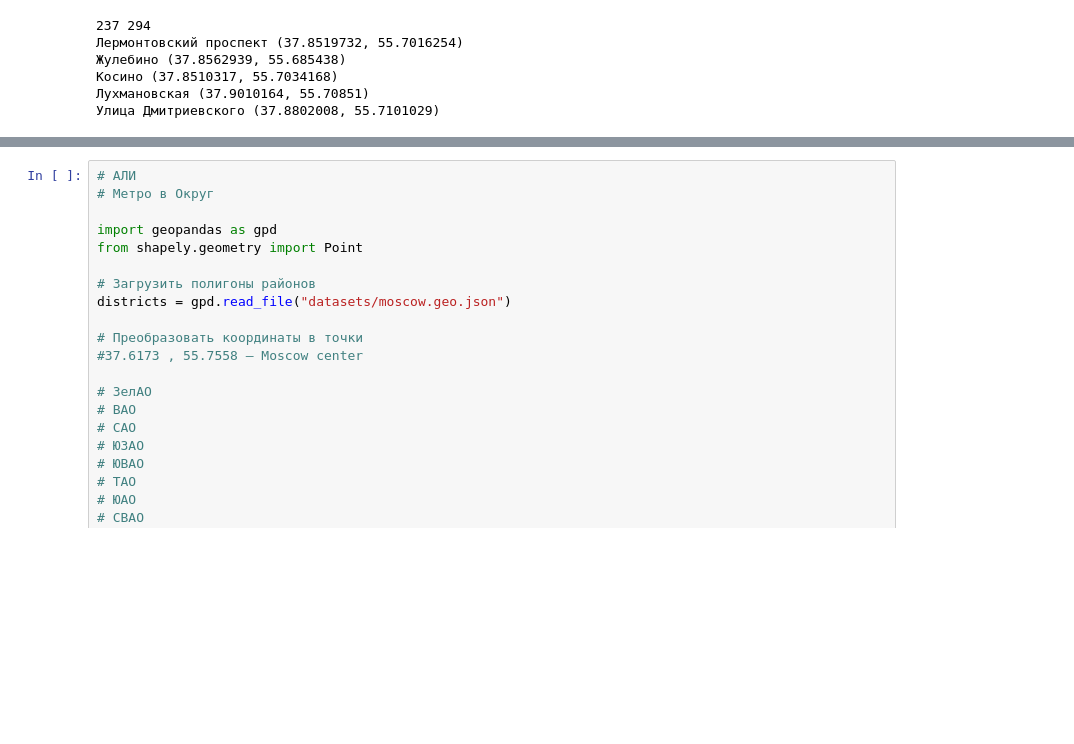
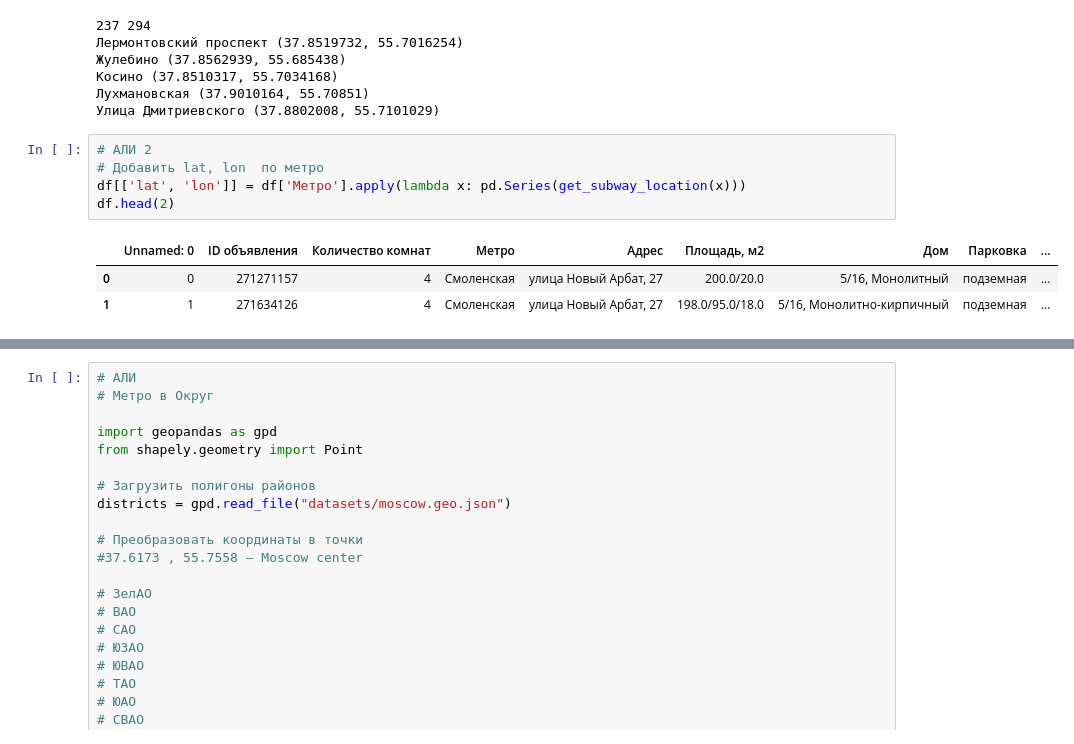
Before and after one commit to Ali-B-Indahouse/How-Much-Is-The-real-estate-in-Moscow, a Jupyter notebook: osana_data_analysis.ipynb, the cells around one changed output, grey strips where cells are left out. Cells and saved outputs as stored; diff of their text form; blank space fills up the shorter version.

```diff
--- a/osana_data_analysis.ipynb
+++ b/osana_data_analysis.ipynb
@@ -653,4 +653,13 @@ for subway in possibly_wrong_gps :
 Косино (37.8510317, 55.7034168)
 Лухмановская (37.9010164, 55.70851)
 Улица Дмитриевского (37.8802008, 55.7101029)
+# %%
+# АЛИ 2
+# Добавить lat, lon  по метро
+df[['lat', 'lon']] = df['Метро'].apply(lambda x: pd.Series(get_subway_location(x)))
+df.head(2)
+# %% [output]
+|  | Unnamed: 0 | ID объявления | Количество комнат | Метро | Адрес | Площадь, м2 | Дом | Парковка | ... |
+| 0 | 0 | 271271157 | 4 | Смоленская | улица Новый Арбат, 27 | 200.0/20.0 | 5/16, Монолитный | подземная | ... |
+| 1 | 1 | 271634126 | 4 | Смоленская | улица Новый Арбат, 27 | 198.0/95.0/18.0 | 5/16, Монолитно-кирпичный | подземная | ... |
 # %%
```
Also changed, not shown: parts of 8 cells of this notebook, 1 other file.
